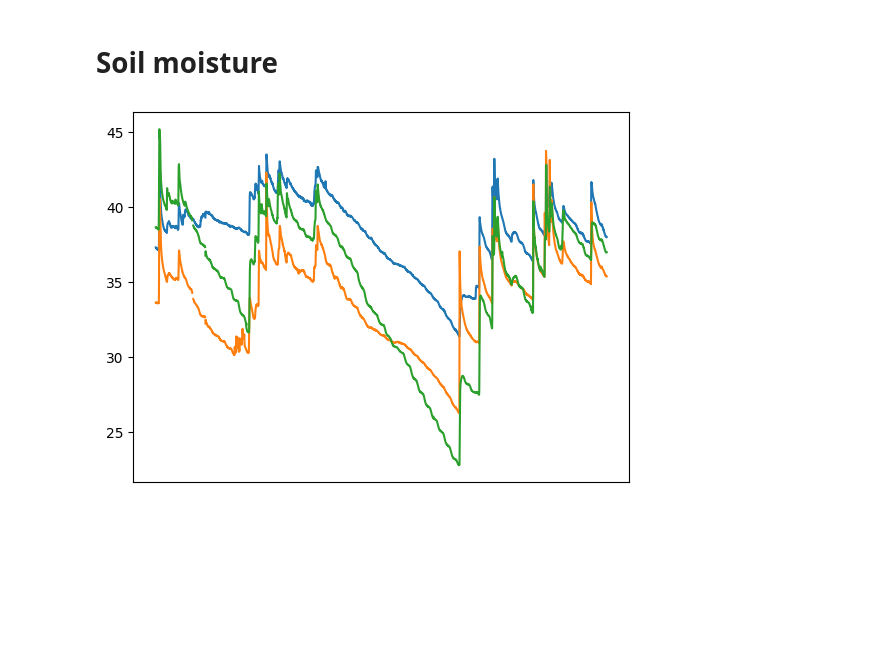
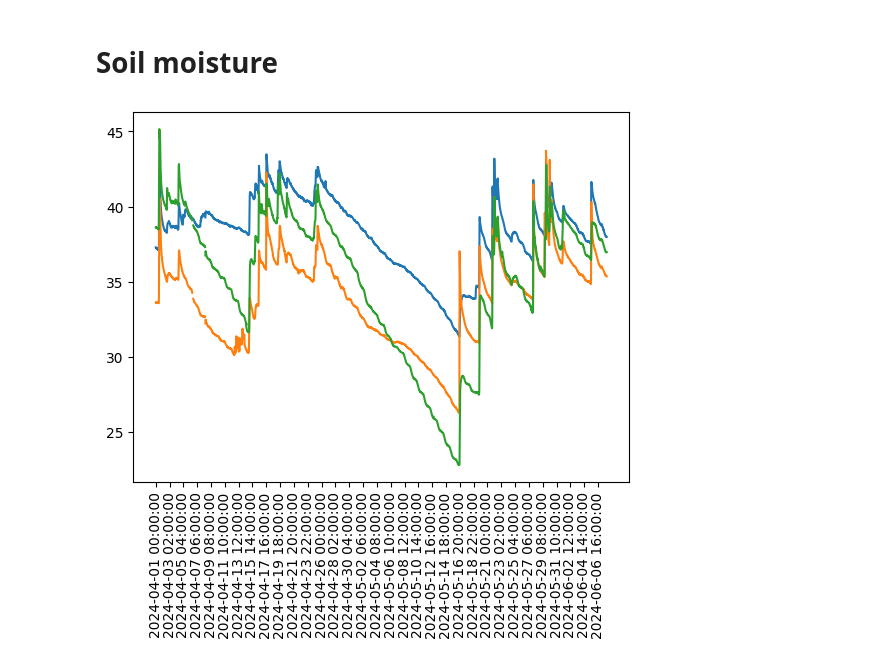
Before and after one commit to justusm00/ebc-project, a Jupyter notebook: data_2024/analysis_2024.ipynb, the cells around one changed output. Cells and saved outputs as stored; diff of their text form; code cells hidden in the pictures; blank space fills up the shorter version.

```diff
--- a/data_2024/analysis_2024.ipynb
+++ b/data_2024/analysis_2024.ipynb
@@ -259,10 +260,10 @@ df_goew[["Q", "H+LE"]].plot()
 # %%
 # plot soil
 plt.figure()
 plt.plot(meteo_goew["TIMESTAMP_START"], meteo_goew["soilMoisture_1_5cm"])
 plt.plot(meteo_goew["TIMESTAMP_START"], meteo_goew["soilMoisture_2_5cm"])
 plt.plot(meteo_goew["TIMESTAMP_START"], meteo_goew["soilMoisture_3_5cm"])
-plt.xticks([])
+plt.xticks(meteo_goew["TIMESTAMP_START"].unique()[::100], rotation = 90)
 plt.show()
 # %% [output]
-[figure, old version]
+[figure, new version]
```
Also changed, not shown: parts of 1 cell of this notebook, 4 other files.
